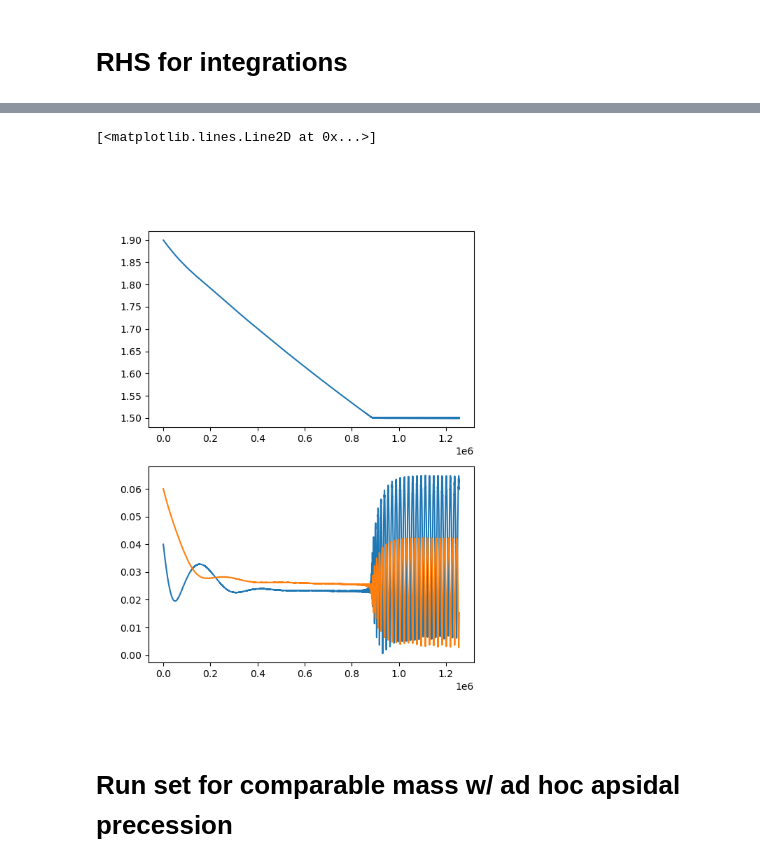
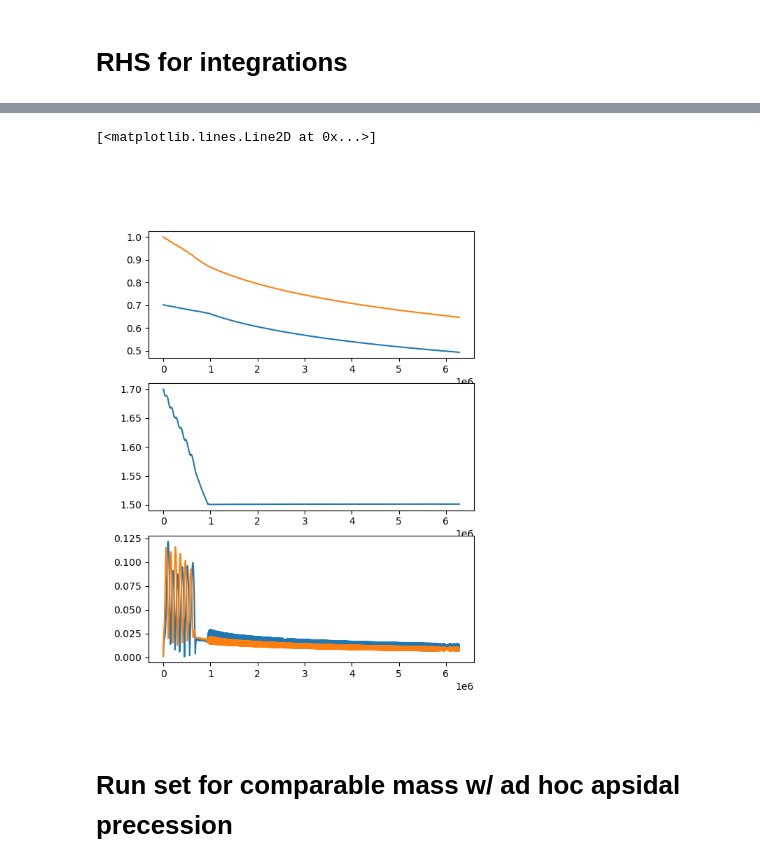
Before and after one commit to jtlaune/wc-apsidal-precession, a Jupyter notebook: paper-3.ipynb, the cells around one changed output, grey strips where cells are left out. Saved outputs shown, nothing was run; the diff lists cells and outputs as text; code cells hidden in the pictures.

```diff
--- a/paper-3.ipynb
+++ b/paper-3.ipynb
@@ -402,23 +403,24 @@ convs = {
     alpha: a1 / a2,
 }
 params = {
+    "h": 0.01,
     j: 2,
     mu1: 3e-6,
     mu2: 6e-6,
-    mu3: 1e-3,
+    mu3: 1e-2,#1e-3,#0,
     pom3: 0,
     b1: 1.5455341716765871,
     b2: 1.8956507412695471,
-    b1_3_2: 12.08476062046314,
-    b2_3_2: 10.485706741948807,
+    b1_3_2: 12.08476062046314, # at alpha0
+    b2_3_2: 10.485706741948807, # at alpha0
     Tm1: np.inf,  # n_{2,0}^{-1}
-    Tm2: 1e6 * 2 * np.pi,
+    Tm2: 1e7 * 2 * np.pi,
     om1: 0,
     om2: 0,
 }
 params[q] = params[mu1] / params[mu2]
-params[Te2] = params[Tm2] * 0.01
-params[Te1] = params[Te2] / q
+#params[Te2] = params[Tm2] * params["h"]**2
+#params[Te1] = params[Te2] / q
 
 alpha0val = (params[j] / (params[j] + 1)) ** (2.0 / 3)
 
@@ -434,6 +436,6 @@ _ = [
 ]
 funs = [iterfun.subs(convs).subs(params).subs(convs) for iterfun in _]
 
-xp = [n1, n2, e1, e2, th0, pom1, pom2, a3, e3, b1_3_2_13, b2_3_2_13, b1_3_2_23, b2_3_2_23]
+xp = [n1, n2, e1, e2, th0, pom1, pom2, a3, e3, b1_3_2_13, b2_3_2_13, b1_3_2_23, b2_3_2_23, Te1, Te2]
 funs
 # %% [output]
@@ -526,15 +589,18 @@ sol
 # %%
 # sol [n1, n2, e1, e2, th0, pom1, pom2]
 plt.clf()
 plt.figure(figsize=(6, 8))
-plt.subplot(2,1,1)
+plt.subplot(3,1,1)
+plt.plot(sol.t, sol.y[0,:]**(-2./3))
+plt.plot(sol.t, sol.y[1,:]**(-2./3))
+plt.subplot(3,1,2)
 plt.plot(sol.t, sol.y[0,:]/sol.y[1,:])
-plt.subplot(2,1,2)
+plt.subplot(3,1,3)
 plt.plot(sol.t, sol.y[2,:])
 plt.plot(sol.t, sol.y[3,:])
 # %% [output]
 [<matplotlib.lines.Line2D at 0x...>]
-[figure, old version]
+[figure, new version]
 # %% [markdown]
 # Run set for comparable mass w/ ad hoc apsidal precession
 # %%
```
Also changed, not shown: parts of 6 cells of this notebook.
